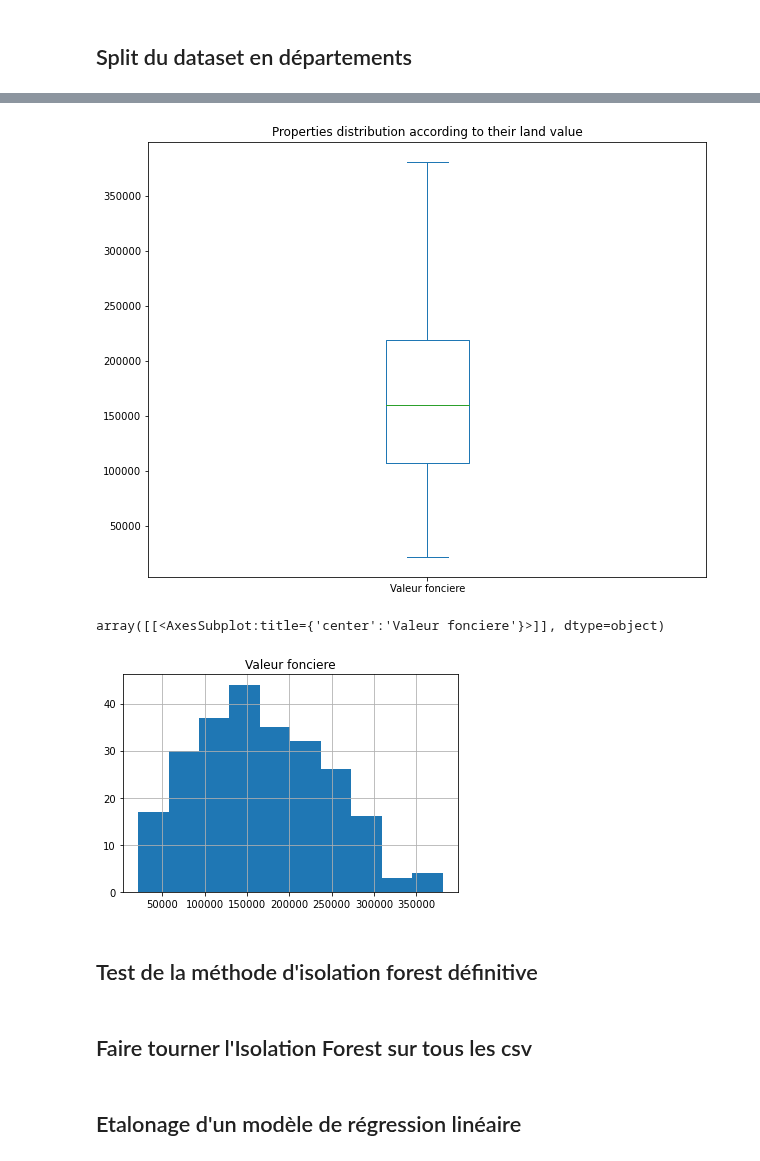
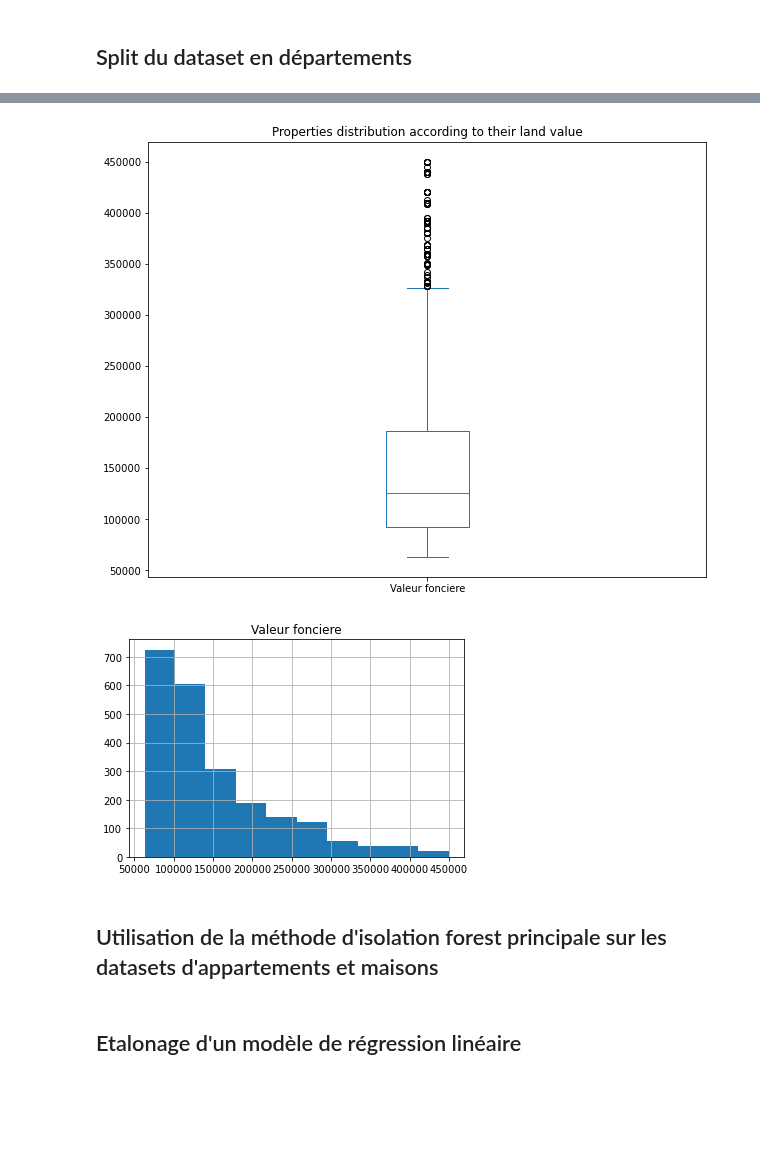
Before and after one commit to Twizzle1997/Immothep, a Jupyter notebook: src/notebookAppV2.ipynb, the cells around one changed output, grey strips where cells are left out. Saved outputs shown, nothing was run; the diff lists cells and outputs as text; code cells hidden in the pictures; blank space fills up the shorter version.

```diff
--- a/src/notebookAppV2.ipynb
+++ b/src/notebookAppV2.ipynb
@@ -149,5 +131,5 @@ isolation.isolation_forest_testing(cr.CURATED_LOCAL_PATH + '/CPMaisons/63.csv',
 # %%
 # Import du CSV avec le score de l'IF
-valeursMaisons63_if = pd.read_csv(cr.CURATED_LOCAL_PATH + '/CPMaisons/63_IF.csv', usecols=['Type local', 'Nombre pieces principales', 'Surface terrain', 'Surface reelle bati', 'Valeur fonciere', 'scores', 'anomaly'])
-valeursMaisons63_if.head()
+df_apt_testif = pd.read_csv(cr.CURATED_LOCAL_PATH + '/Train/Appartement_if_test.csv', usecols=['Code postal', 'Nombre pieces principales', 'Surface terrain', 'Surface reelle bati', 'Valeur fonciere', 'Nombre de lots', 'scores', 'anomaly'])
+df_apt_testif.head()
 # %% [output]
@@ -167,3 +149,6 @@ Anomalies  56  rows
 # %%
 # Suppression des anomalies
-valeursMaisons63_if = valeursMaisons63_if[['Type local', 'Nombre pieces principales', 'Surface terrain', 'Surface reelle bati', 'Valeur fonciere']][valeursMaisons63_if["anomaly"] != -1]
+df_apt_testif = df_apt_testif[['Code postal', 'Nombre pieces principales', 'Surface terrain', 'Surface reelle bati', 'Nombre de lots', 'Valeur fonciere']][df_apt_testif["anomaly"] != -1]
+# %%
+# Retrait des 10% de valeurs les plus hautes et 10% des valeurs les plus basses
+df_apt_testif = df_apt_testif[df_apt_testif['Valeur fonciere'].between(df_apt_testif['Valeur fonciere'].quantile(.10), df_apt_testif['Valeur fonciere'].quantile(.90))]
@@ -170,2 +157,5 @@ valeursMaisons63_if = valeursMaisons63_if[['Type local', 'Nombre pieces principa
+# %%
+# Sélection de l'échantillon
+df_apt_63 = df_apt_testif[df_apt_testif['Code postal']>=63000][df_apt_testif['Code postal']<64000]
 # %%
 # Correlation
@@ -177,12 +167,11 @@ sns.heatmap(data_corr_train, linewidths=.5, annot=True)
 # %%
-valeursMaisons63_if['Valeur fonciere'].plot(kind = 'box', title = 'Properties distribution according to their land value', figsize = (10, 8))
+df_apt_63['Valeur fonciere'].plot(kind = 'box', title = 'Properties distribution according to their land value', figsize = (10, 8))
 plt.show()
 # %% [output]
-[figure, old version]
+[figure, new version]
 # %%
-valeursMaisons63_if.hist(column='Valeur fonciere')
+hist = df_apt_63.hist(column='Valeur fonciere')
 # %% [output]
-array([[<AxesSubplot:title={'center':'Valeur fonciere'}>]], dtype=object)
-[figure, old version]
+[figure, new version]
 # %% [markdown]
-## Test de la méthode d'isolation forest définitive
+## Utilisation de la méthode d'isolation forest principale sur les datasets d'appartements et maisons
@@ -191,2 +177,0 @@ array([[<AxesSubplot:title={'center':'Valeur fonciere'}>]], dtype=object)
-# %% [markdown]
-## Faire tourner l'Isolation Forest sur tous les csv
```
Also changed, not shown: parts of 28 cells of this notebook, 4 other files.
